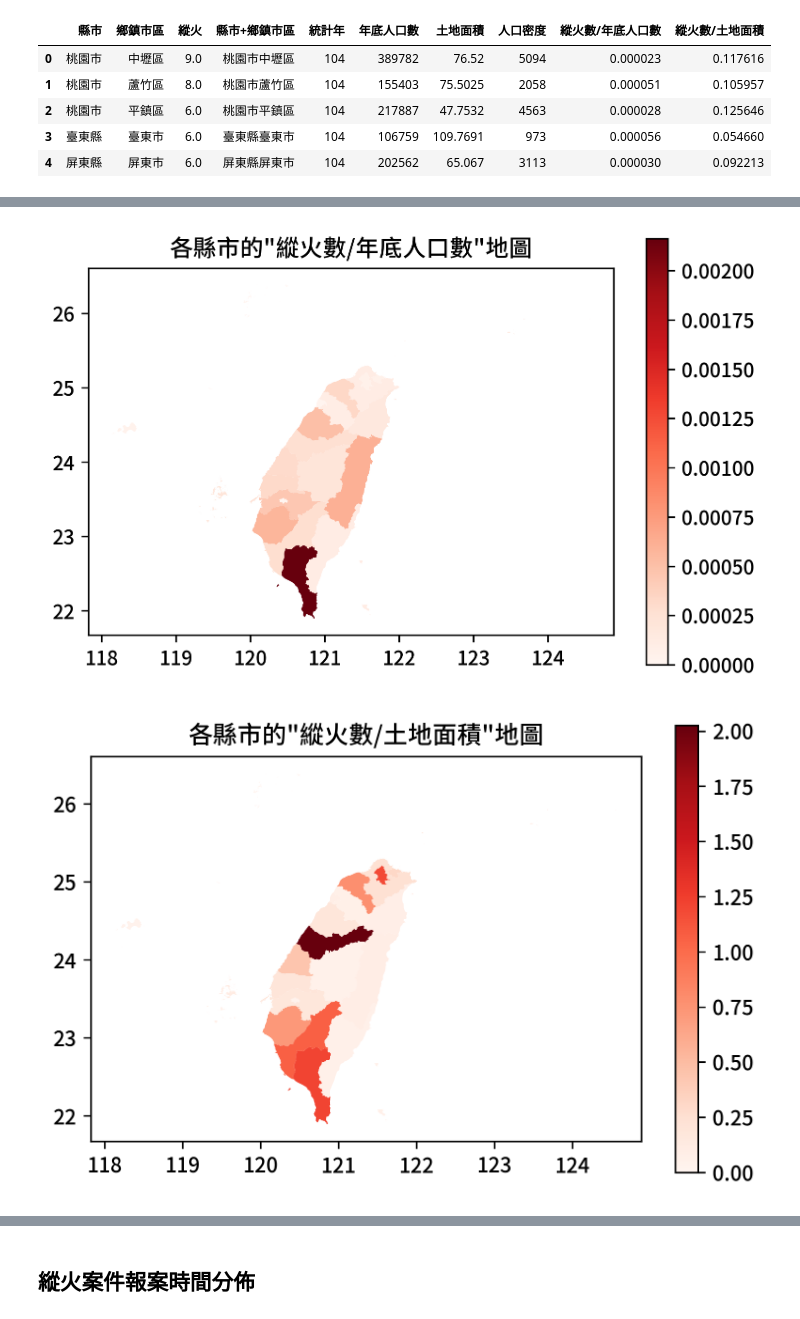
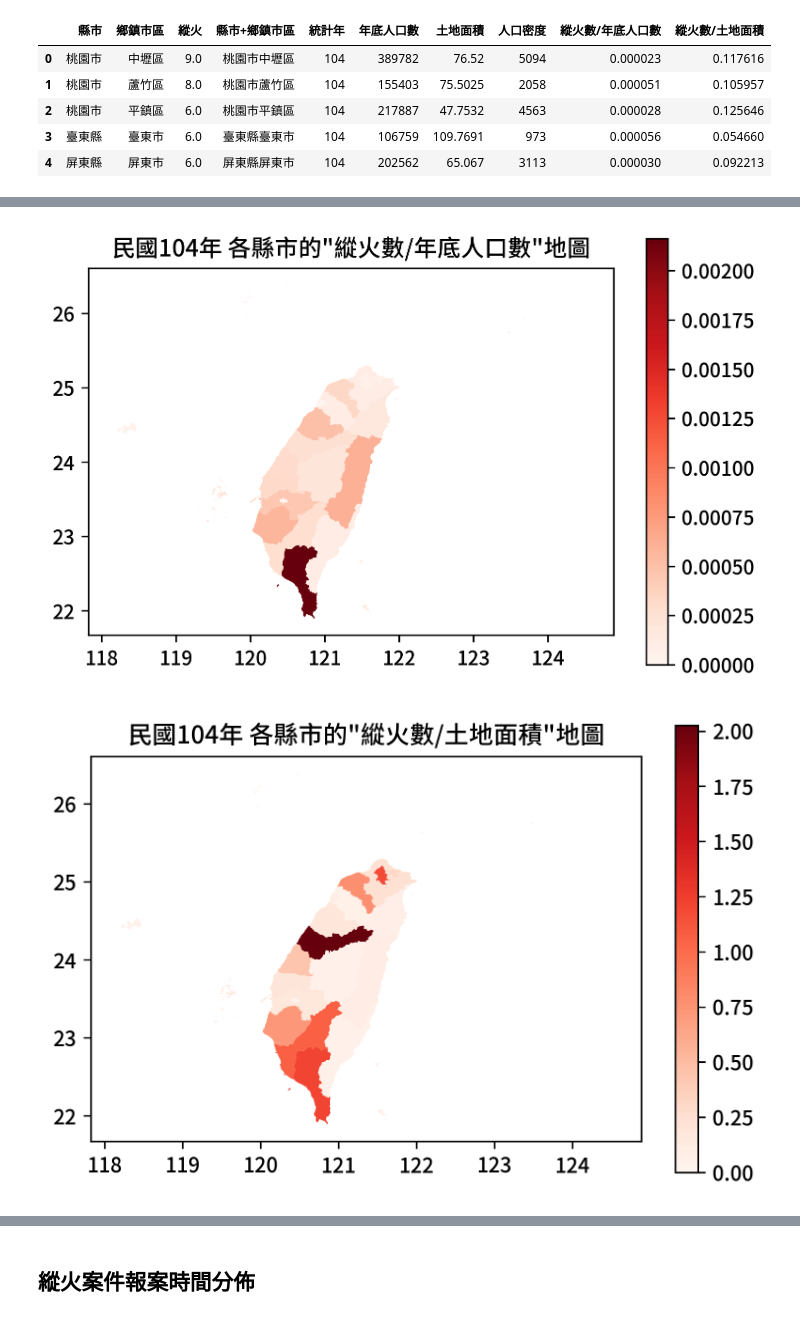
Before and after one commit to mosdeo/104-Taichung_FireDisasterEvent_DataMining, a Jupyter notebook: 104年臺灣火災事件資料探勘.ipynb, the cells around one changed output, grey strips where cells are left out. Saved outputs shown, nothing was run; the diff lists cells and outputs as text; code cells hidden in the pictures.

```diff
--- a/104年臺灣火災事件資料探勘.ipynb
+++ b/104年臺灣火災事件資料探勘.ipynb
@@ -402,7 +402,7 @@ for region in list_region_scope:
     #                     legend = True, k = 10, scheme = 'Quantiles'
                         )
         )
-        plt.title('各{}的"{}"地圖'.format(region[1], event))
+        plt.title('民國104年 各{}的"{}"地圖'.format(region[1], event))
 plt.show()
 print(subprocess.getoutput('date'))
 # %% [output]
@@ -410,2 +410,2 @@ print(subprocess.getoutput('date'))
-[figure, old version]
+[figure, new version]
-[figure, old version]
+[figure, new version]
```
Also changed, not shown: parts of 1 cell of this notebook.
